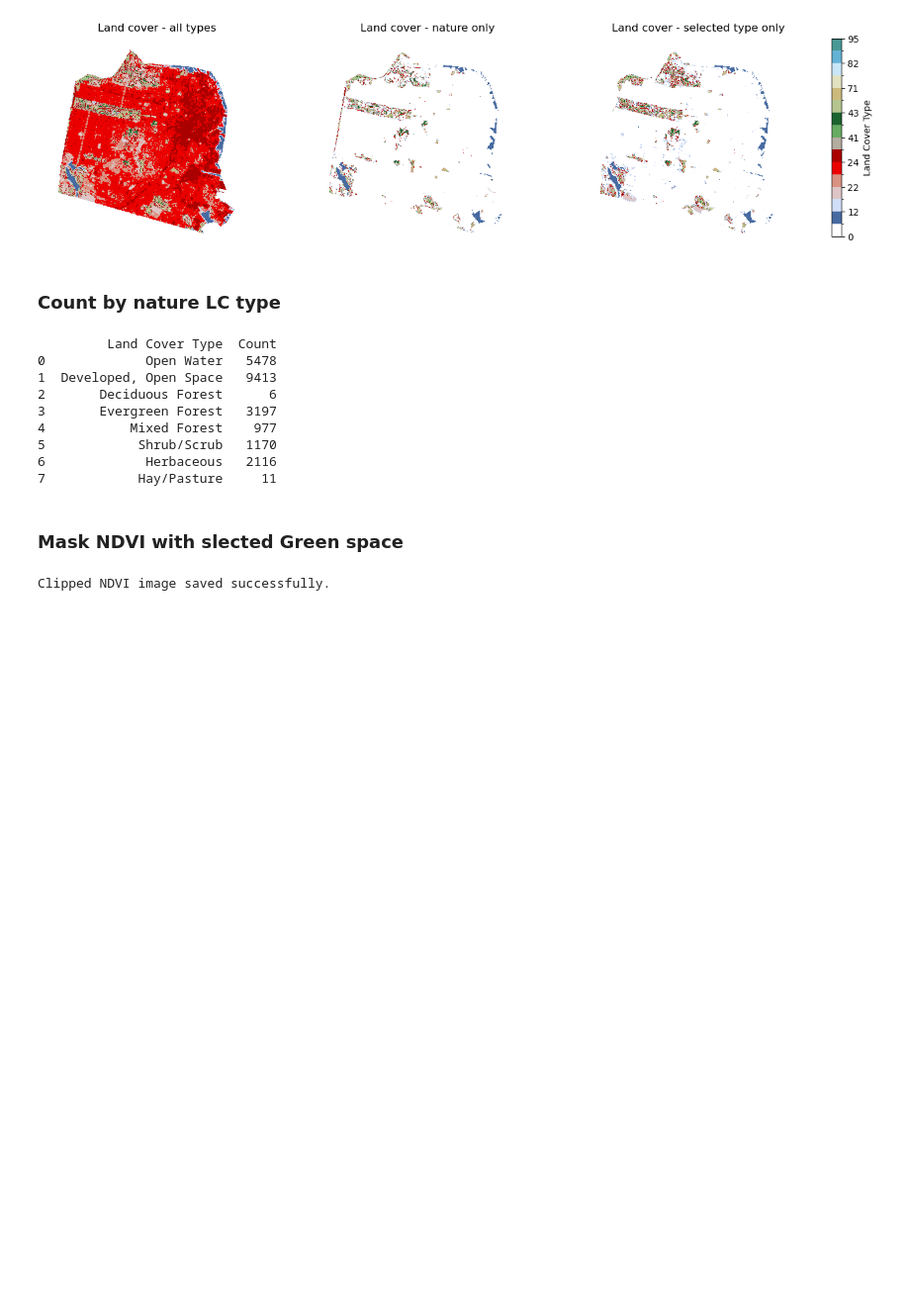
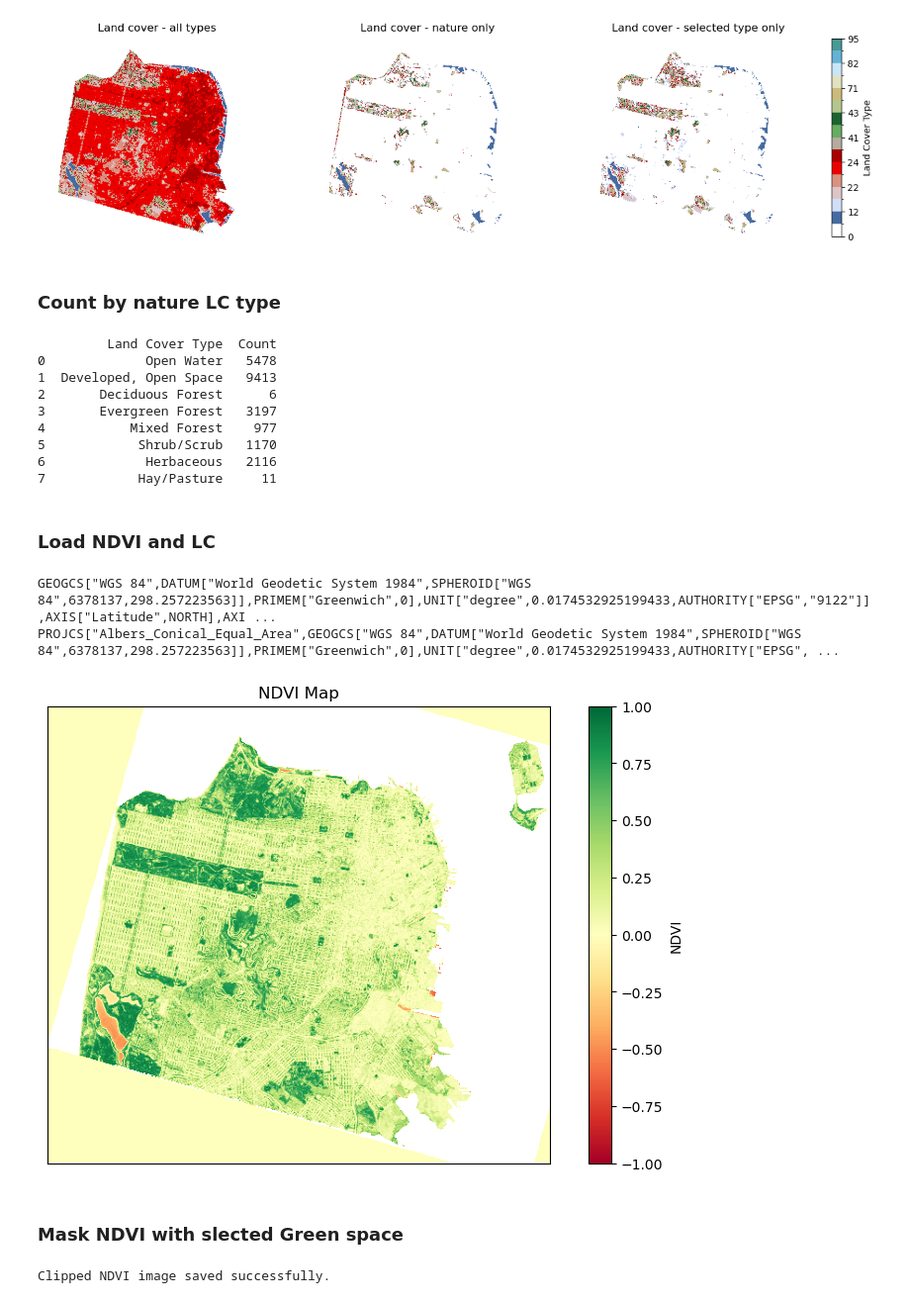
Before and after one commit to natcap/invest-mental-health, a Jupyter notebook: code/MH-model-01-residential.ipynb, the cells around one changed output. Shown at 99% size. Saved outputs shown, nothing was run; the diff lists cells and outputs as text; code cells hidden in the pictures; blank space fills up the shorter version.

```diff
--- a/code/MH-model-01-residential.ipynb
+++ b/code/MH-model-01-residential.ipynb
@@ -283,5 +283,75 @@ print(land_cover_df)
 5            Shrub/Scrub   1170
 6             Herbaceous   2116
 7            Hay/Pasture     11
+# %% [markdown]
+### Load NDVI and LC
+# %%
+# Read NDVI image
+ndvi_path = 'ndvi_s2_075_2019_10m.tif'
+land_cover_path = 'nlcd_2019_land_cover_SF_11_21_41_42_43_52_71_81.tif'
+
+
+with rasterio.open(ndvi_path) as ndvi_src:
+    ndvi_data = ndvi_src.read(1)  # Assuming NDVI data is in the first band
+    ndvi_profile = ndvi_src.profile
+    ndvi_meta = ndvi_src.meta
+    ndvi_crs = ndvi_src.crs
+    ndvi_transform = ndvi_src.transform
+
+# Read land cover image
+with rasterio.open(land_cover_path) as src:
+    land_cover_data = src.read(1)  # Assuming land cover data is in the first band
+    # Replace 0 values with NaN in the land cover image
+    # land_cover_data = np.where(land_cover_data == 0, np.nan, land_cover_data)
+    land_cover_profile = src.profile
+    lc_meta = src.meta
+    lc_crs = src.crs
+    lc_transform = src.transform
+
+
+print(ndvi_crs)
+print(src.crs)
+
+
+
+# Reproject and resample the land cover image to match the NDVI image
+from rasterio.warp import calculate_default_transform, reproject, Resampling
+
+with rasterio.open(ndvi_path) as ndvi_src:
+    transform, width, height = calculate_default_transform(
+        ndvi_src.crs, ndvi_crs, ndvi_src.width, ndvi_src.height, *ndvi_src.bounds)
+
+    ndvi_resampled = np.empty(shape=(lc_meta['height'], lc_meta['width']), dtype=ndvi_data.dtype)
+
+    reproject(
+        source=ndvi_data,
+        destination=ndvi_resampled,
+        src_transform=ndvi_src.transform,
+        src_crs=ndvi_src.crs,
+        dst_transform=lc_transform,
+        dst_crs=lc_crs,
+        resampling=Resampling.nearest)
+
+
+
+
+# Plot the NDVI data
+plt.figure(figsize=(10, 6))
+plt.imshow(ndvi_resampled, cmap='RdYlGn', vmin=-1, vmax=1)  # Use a colormap suitable for NDVI
+plt.colorbar(label='NDVI')
+plt.title('NDVI Map')
+# plt.xlabel('Longitude')
+# plt.ylabel('Latitude')
+plt.grid(False)
+# Remove axis ticks and labels in a single step
+plt.xticks([])
+plt.yticks([])
+
+# Show the plot
+plt.show()
+# %% [output]
+GEOGCS["WGS 84",DATUM["World Geodetic System 1984",SPHEROID["WGS 84",6378137,298.257223563]],PRIMEM["Greenwich",0],UNIT["degree",0.0174532925199433,AUTHORITY["EPSG","9122"]],AXIS["Latitude",NORTH],AXI ...
+PROJCS["Albers_Conical_Equal_Area",GEOGCS["WGS 84",DATUM["World Geodetic System 1984",SPHEROID["WGS 84",6378137,298.257223563]],PRIMEM["Greenwich",0],UNIT["degree",0.0174532925199433,AUTHORITY["EPSG", ...
+[figure, added]
 # %% [markdown]
 ### Mask NDVI with slected Green space
```
Also changed, not shown: parts of 5 cells of this notebook.
